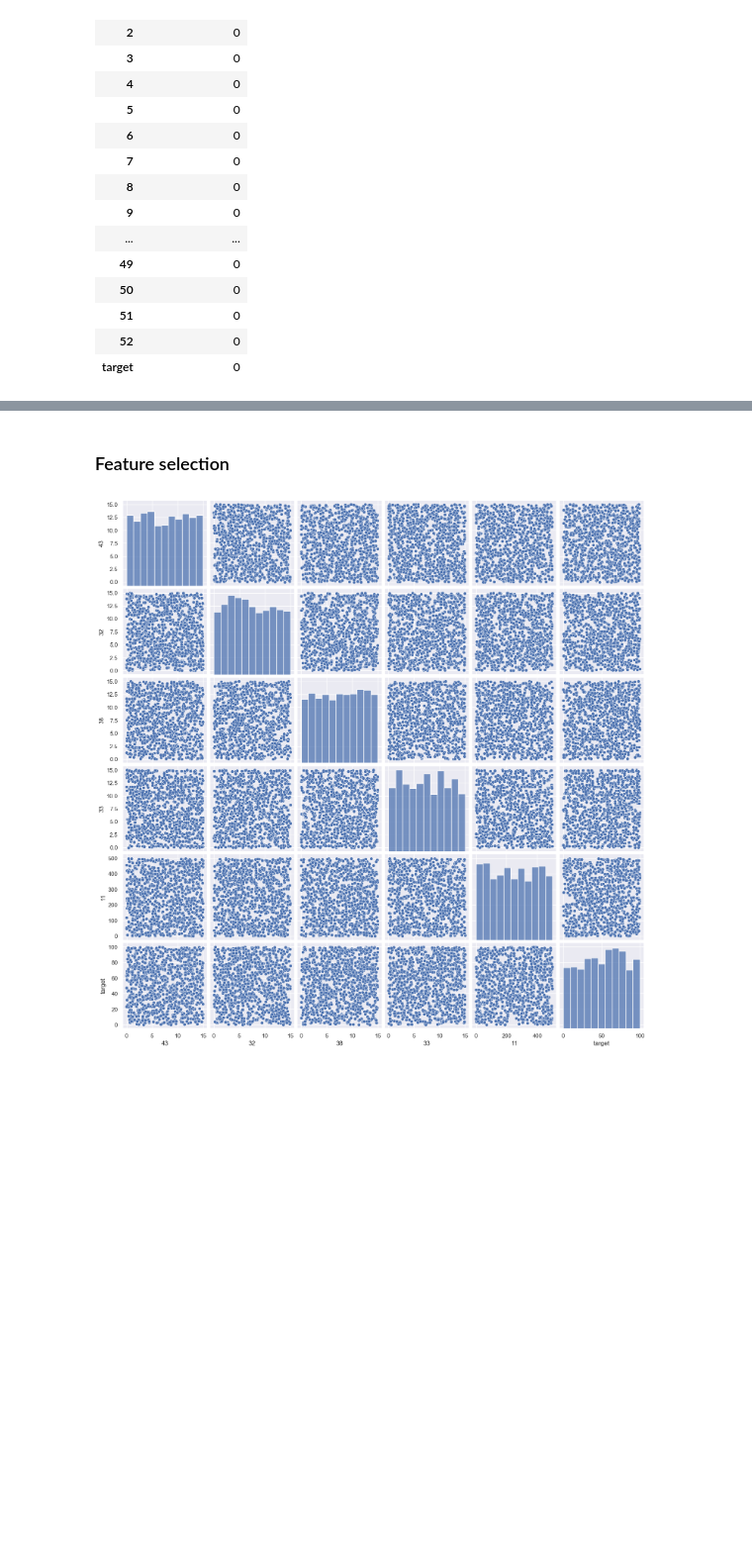
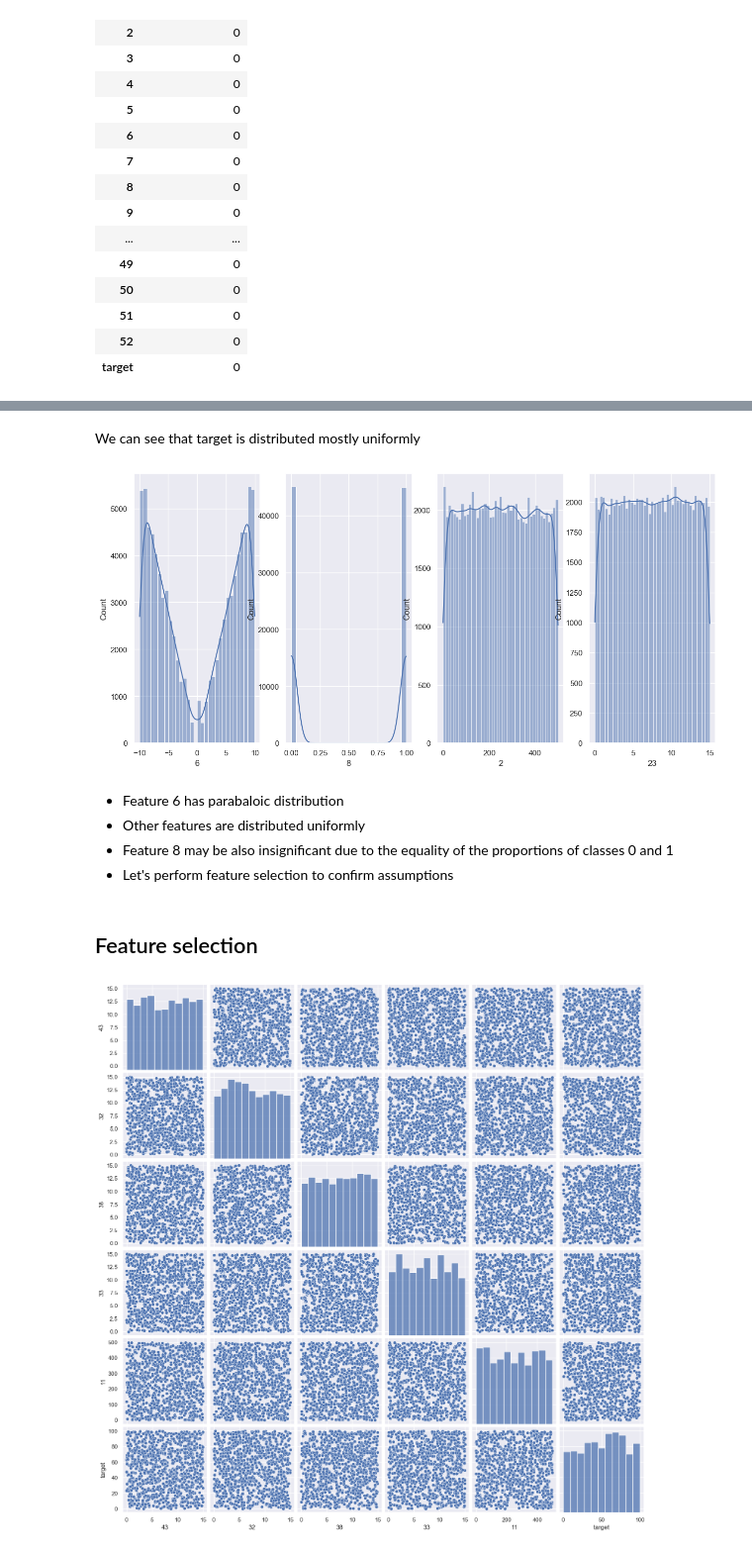
Before and after one commit to lezhocheck/Data-Science-Tasks, a Jupyter notebook: task_3/regression.ipynb, the cells around one changed output, grey strips where cells are left out. Shown at 99% size. Cells and saved outputs as stored; diff of their text form; code cells hidden in the pictures; blank space fills up the shorter version.

```diff
--- a/task_3/regression.ipynb
+++ b/task_3/regression.ipynb
@@ -87,5 +104,21 @@ Data seems clean (no missing values), so we can continue with feature selection
+# %% [markdown]
+We can see that target is distributed mostly uniformly
+# %%
+# features 6 and 8 are special
+features = ['6', '8', '2', '23']
+fig, axs = plt.subplots(1, len(features), figsize=(15, 7))
+for index, feature in enumerate(features):
+    sns.histplot(raw_data[feature], kde=True, ax=axs[index])
+plt.show()
+# %% [output]
+[figure, added]
+# %% [markdown]
+* Feature 6 has parabaloic distribution
+* Other features are distributed uniformly
+* Feature 8 may be also insignificant due to the equality of the proportions of classes 0 and 1
+* Let's perform feature selection to confirm assumptions
 # %% [markdown]
-### Feature selection
+## Feature selection
 # %%
 y = raw_data['target']
 x = raw_data.drop('target', axis=1)
```
Also changed, not shown: parts of 34 cells of this notebook, 6 other files.
